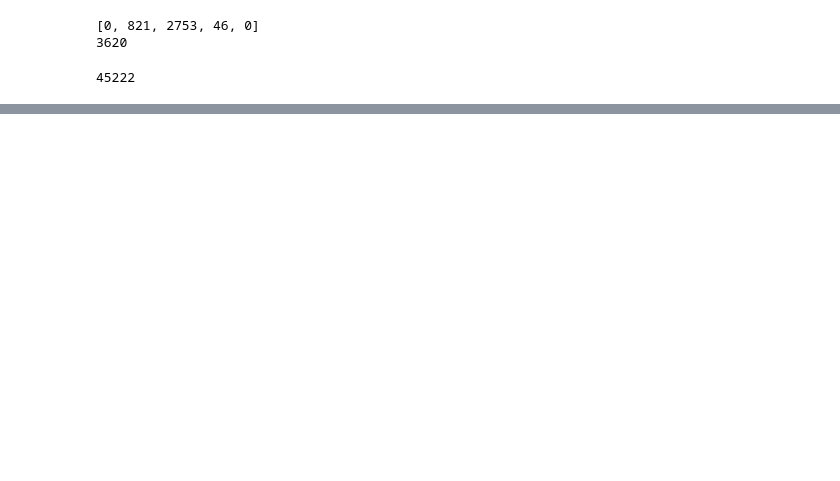
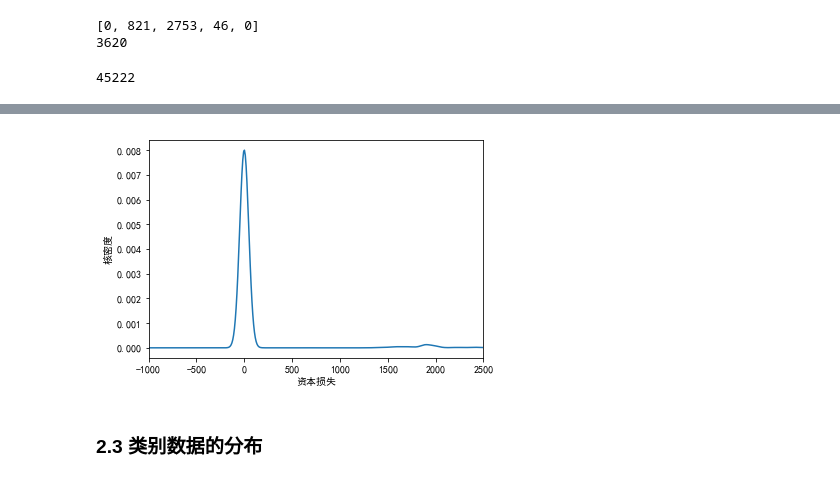
Before and after one commit to shinshiner/CS245-Data-Science, a Jupyter notebook: Adult++/main.ipynb, the cells around one changed output, grey strips where cells are left out. Cells and saved outputs as stored; diff of their text form; code cells hidden in the pictures; blank space fills up the shorter version.

```diff
--- a/Adult++/main.ipynb
+++ b/Adult++/main.ipynb
@@ -79,0 +157,14 @@ print(len(real_data))
+# %%
+tar_df = num_real_df['capital_loss']
+plt.figure(figsize=(6, 4))
+tar_df.plot(kind='kde')
+
+plt.xlabel(u'资本损失')
+plt.ylabel(u'核密度')
+plt.xlim((-1000, 2500))
+plt.savefig('report/img/cap_out_dis')
+plt.show()
+# %% [output]
+[figure, added]
+# %% [markdown]
+### 2.3 类别数据的分布
```
Also changed, not shown: parts of 14 cells of this notebook, 20 other files.
